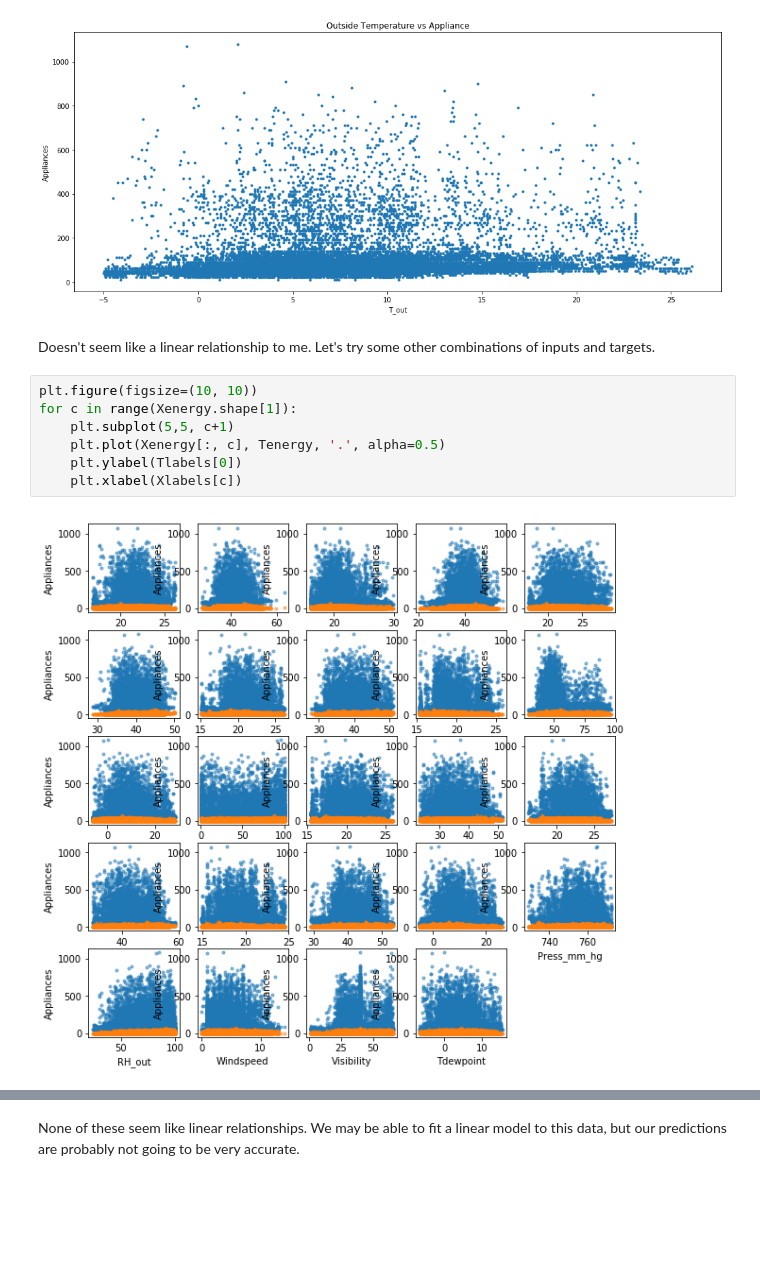
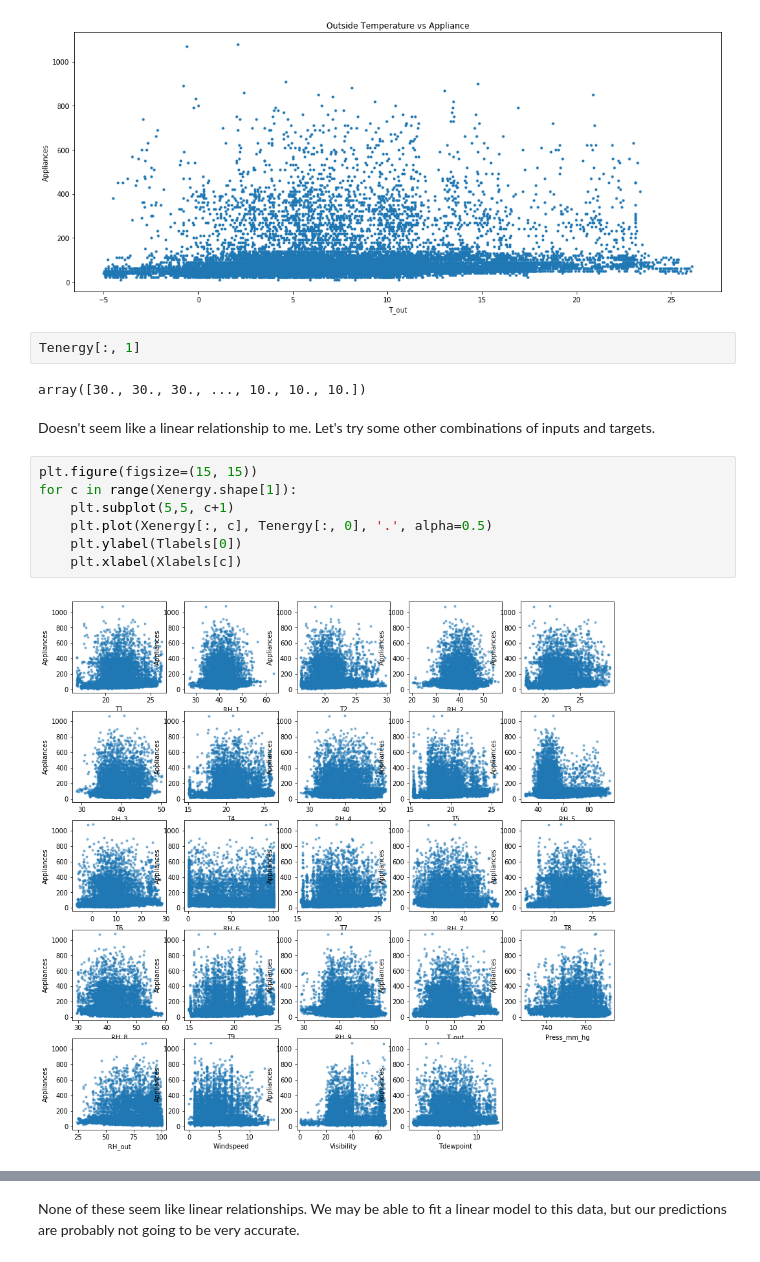
Before and after one commit to vignesh9025/test_repo, a Jupyter notebook: A1 Linear Regression.ipynb, the cells around one changed output, grey strips where cells are left out. Cells and saved outputs as stored; diff of their text form; blank space fills up the shorter version.

```diff
--- a/A1 Linear Regression.ipynb
+++ b/A1 Linear Regression.ipynb
@@ -286,14 +286,18 @@ ax.set(xlabel = Xlabels[18], ylabel = Tlabels[0], title = "Outside Temperature v
 plt.show()
 # %% [output]
 [figure]
+# %%
+Tenergy[:, 1]
+# %% [output]
+array([30., 30., 30., ..., 10., 10., 10.])
 # %% [markdown]
 Doesn't seem like a linear relationship to me. Let's try some other combinations of inputs and targets.
 # %%
-plt.figure(figsize=(10, 10))
+plt.figure(figsize=(15, 15))
 for c in range(Xenergy.shape[1]):
     plt.subplot(5,5, c+1)
-    plt.plot(Xenergy[:, c], Tenergy, '.', alpha=0.5)
+    plt.plot(Xenergy[:, c], Tenergy[:, 0], '.', alpha=0.5)
     plt.ylabel(Tlabels[0])
     plt.xlabel(Xlabels[c])
 # %% [output]
-[figure, old version]
+[figure, new version]
```
Also changed, not shown: parts of 42 cells of this notebook.
